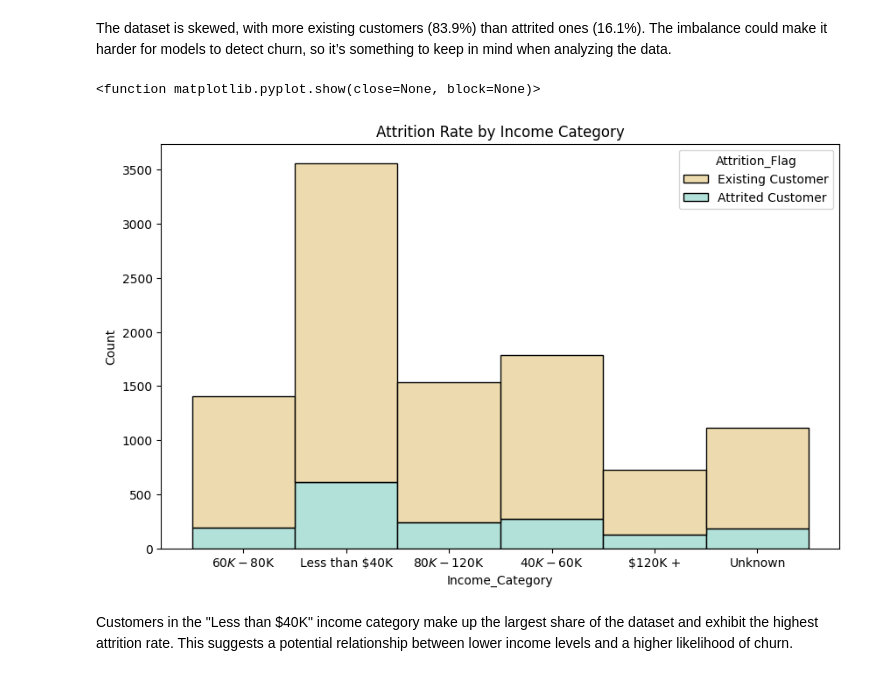
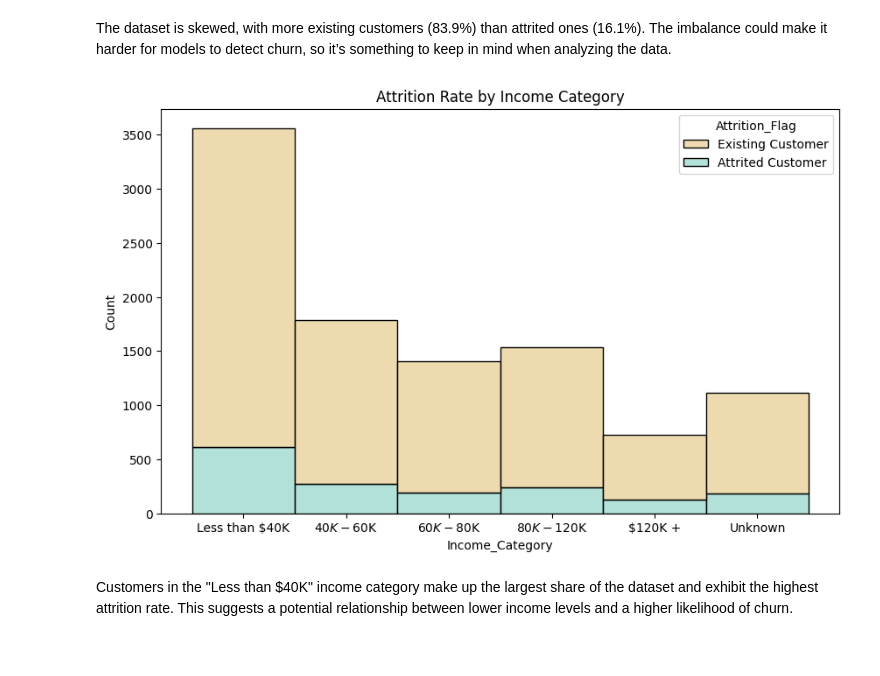
Before and after one commit to tm-hoangnguyen/Credit-Card-Attrition-Prediction, a Jupyter notebook: attrition_prediction.ipynb, the cells around one changed output. Saved outputs shown, nothing was run; the diff lists cells and outputs as text; code cells hidden in the pictures.

```diff
--- a/attrition_prediction.ipynb
+++ b/attrition_prediction.ipynb
@@ -144,13 +144,22 @@ plt.show()
 # %% [markdown]
 The dataset is skewed, with more existing customers (83.9%) than attrited ones (16.1%). The imbalance could make it harder for models to detect churn, so it’s something to keep in mind when analyzing the data.
 # %%
+df_plot = df.copy()
+
+income_order = ['Less than $40K', '$40K - $60K', '$60K - $80K', '$80K - $120K', '$120K +', 'Unknown']
+df_plot['Income_Category'] = pd.Categorical(df_plot['Income_Category'], categories=income_order, ordered=True)
+
 plt.figure(figsize=(10, 6))
-sns.histplot(x=df['Income_Category'], hue=df['Attrition_Flag'], palette='BrBG', multiple='stack')
+sns.histplot(
+    x=df_plot['Income_Category'],
+    hue=df_plot['Attrition_Flag'],
+    palette='BrBG',
+    multiple='stack'
+)
 plt.title('Attrition Rate by Income Category')
-plt.show
+plt.show()
 # %% [output]
-<function matplotlib.pyplot.show(close=None, block=None)>
-[figure, old version]
+[figure, new version]
 # %% [markdown]
 Customers in the "Less than $40K" income category make up the largest share of the dataset and exhibit the highest attrition rate. This suggests a potential relationship between lower income levels and a higher likelihood of churn.
 # %%
```
Also changed, not shown: parts of 2 cells of this notebook.
